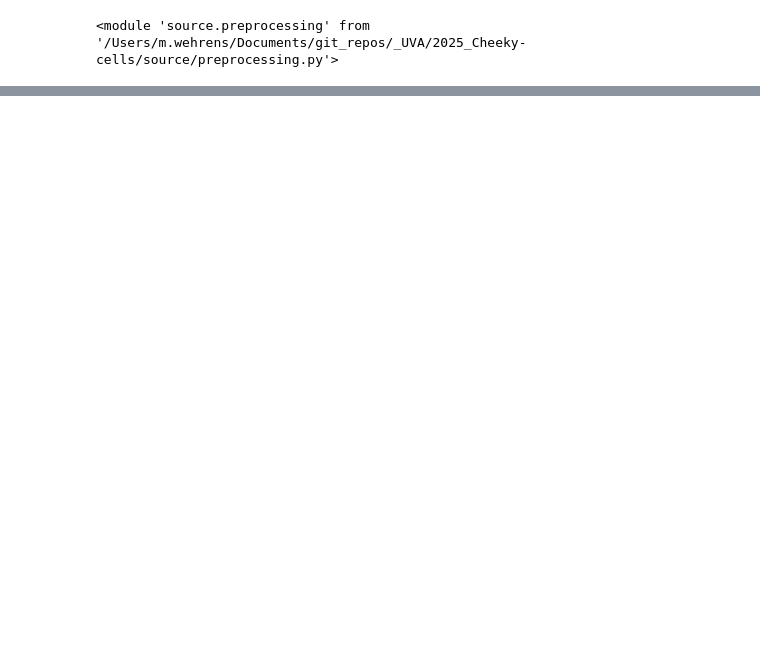
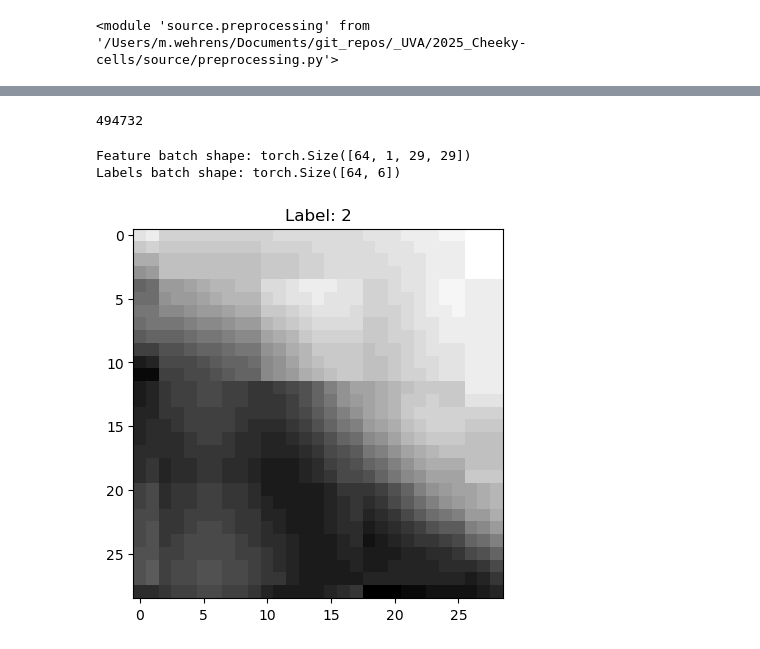
Before and after one commit to Jintram/Cheeky-cells, a Jupyter notebook: data_and_model_training.ipynb, the cells around one changed output, grey strips where cells are left out. Saved outputs shown, nothing was run; the diff lists cells and outputs as text; code cells hidden in the pictures; blank space fills up the shorter version.

```diff
--- a/data_and_model_training.ipynb
+++ b/data_and_model_training.ipynb
@@ -84,0 +89,25 @@ TypeError: an integer is required
+# %%
+# show size of "mydataset"
+len(mydataset)
+# %% [output]
+494732
+# %%
+# divide mydataset into 20% test set and 80% training set
+
+from torch.utils.data import random_split
+
+# Define the sizes of your splits
+total_size = len(mydataset)
+train_size = int(0.8 * total_size)  # 80% for training
+val_size = total_size - train_size   # 20% for validation
+
+# Create the splits
+train_dataset, val_dataset = random_split(
+    mydataset,
+    [train_size, val_size],
+    generator=torch.Generator().manual_seed(42)  # For reproducibility
+)
+
+# Create data loaders
+train_loader = DataLoader(train_dataset, batch_size=64, shuffle=True)
+val_loader = DataLoader(val_dataset, batch_size=64, shuffle=False)
@@ -84,0 +116,15 @@ TypeError: an integer is required
+# %%
+train_features, train_labels = next(iter(train_loader))
+print(f"Feature batch shape: {train_features.size()}")
+print(f"Labels batch shape: {train_labels.size()}")
+img = train_features[0].squeeze()
+label = train_labels[0]
+plt.imshow(img, cmap="gray")
+plt.title(f"Label: {str(np.where(label)[0][0])}")
+plt.show()
+# print(f"Label: {str(np.where(label)[0][0])}")
+#print(f"Label: {label} ({int(label.detach().cpu().numpy())})")
+# %% [output]
+Feature batch shape: torch.Size([64, 1, 29, 29])
+Labels batch shape: torch.Size([64, 6])
+[figure, added]
```
Also changed, not shown: parts of 19 cells of this notebook, 2 other files.
